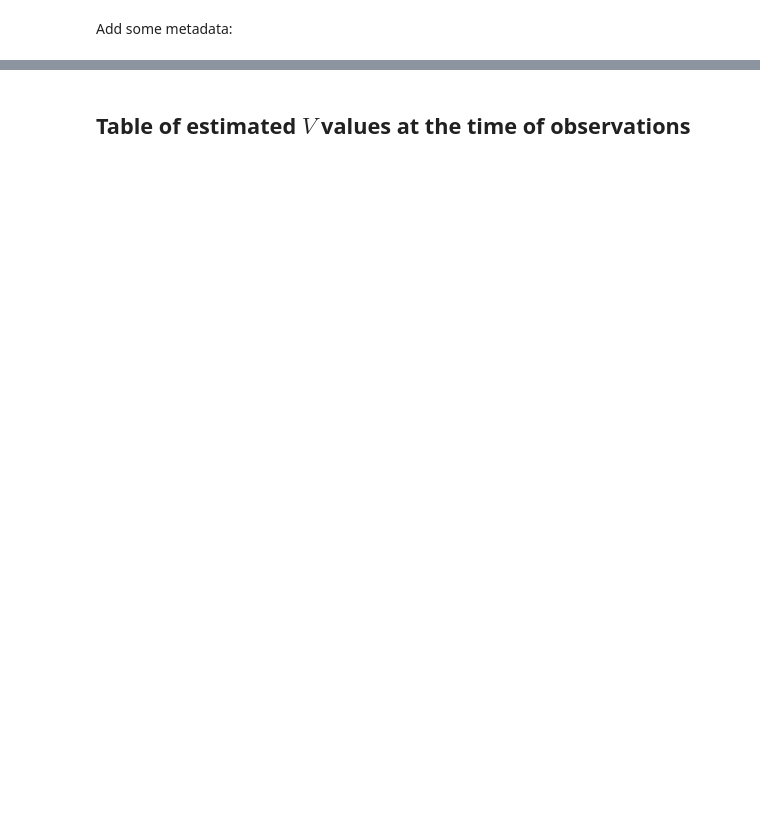
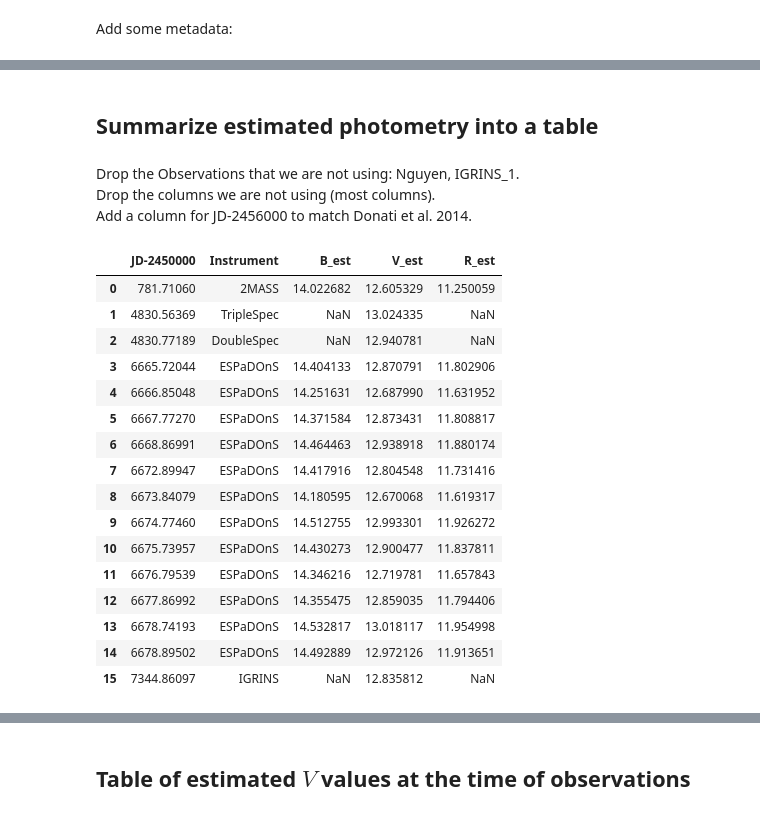
Before and after one commit to BrownDwarf/welter, a Jupyter notebook: notebooks/welter_issue018-09_compile_all_photometry.ipynb, the cells around one changed output, grey strips where cells are left out. Saved outputs shown, nothing was run; the diff lists cells and outputs as text; code cells hidden in the pictures; blank space fills up the shorter version.

```diff
--- a/notebooks/welter_issue018-09_compile_all_photometry.ipynb
+++ b/notebooks/welter_issue018-09_compile_all_photometry.ipynb
@@ -328,0 +378,5 @@ for i in range(22):
+# %%
+epochs.drop(epochs.index[epochs.Observation.isin(
+            ['Nguyen_1', 'Nguyen_2', 'Nguyen_3', 'Nguyen_4','IGRINS_1'])], inplace=True)
+# %%
+epochs = epochs.reset_index(drop=True)
@@ -684,0 +541,32 @@ this_P
+# %% [markdown]
+## Summarize estimated photometry into a table
+# %% [markdown]
+Drop the Observations that we are not using: Nguyen, IGRINS_1.
+Drop the columns we are not using (most columns).
+Add a column for JD-2456000 to match Donati et al. 2014.
+# %%
+eps = epochs.copy()
+
+keep = ['JD-2450000','Instrument', 'B_est', 'V_est', 'R_est']
+discard = set(eps.columns.values) - set(keep)
+eps.drop(list(discard), axis=1, inplace=True)
+eps.replace(0.0, np.NaN, inplace=True)
+eps[keep]
+# %% [output]
+|  | JD-2450000 | Instrument | B_est | V_est | R_est |
+| 0 | 781.71060 | 2MASS | 14.022682 | 12.605329 | 11.250059 |
+| 1 | 4830.56369 | TripleSpec | NaN | 13.024335 | NaN |
+| 2 | 4830.77189 | DoubleSpec | NaN | 12.940781 | NaN |
+| 3 | 6665.72044 | ESPaDOnS | 14.404133 | 12.870791 | 11.802906 |
+| 4 | 6666.85048 | ESPaDOnS | 14.251631 | 12.687990 | 11.631952 |
+| 5 | 6667.77270 | ESPaDOnS | 14.371584 | 12.873431 | 11.808817 |
+| 6 | 6668.86991 | ESPaDOnS | 14.464463 | 12.938918 | 11.880174 |
+| 7 | 6672.89947 | ESPaDOnS | 14.417916 | 12.804548 | 11.731416 |
+| 8 | 6673.84079 | ESPaDOnS | 14.180595 | 12.670068 | 11.619317 |
+| 9 | 6674.77460 | ESPaDOnS | 14.512755 | 12.993301 | 11.926272 |
+| 10 | 6675.73957 | ESPaDOnS | 14.430273 | 12.900477 | 11.837811 |
+| 11 | 6676.79539 | ESPaDOnS | 14.346216 | 12.719781 | 11.657843 |
+| 12 | 6677.86992 | ESPaDOnS | 14.355475 | 12.859035 | 11.794406 |
+| 13 | 6678.74193 | ESPaDOnS | 14.532817 | 13.018117 | 11.954998 |
+| 14 | 6678.89502 | ESPaDOnS | 14.492889 | 12.972126 | 11.913651 |
+| 15 | 7344.86097 | IGRINS | NaN | 12.835812 | NaN |
```
Also changed, not shown: parts of 69 cells of this notebook, 1 other file.
